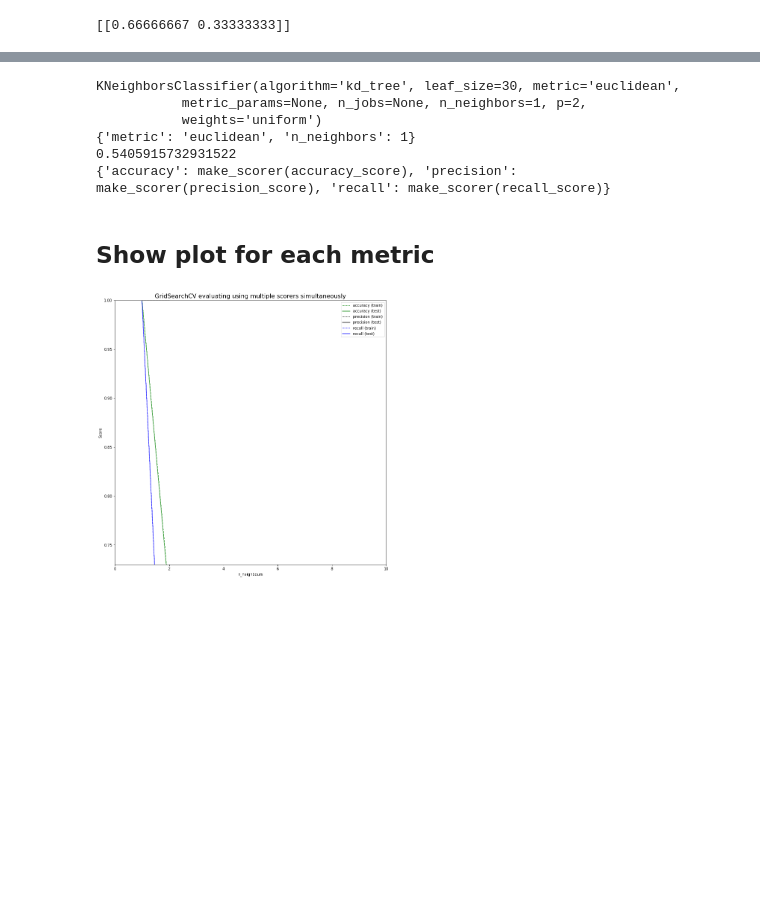
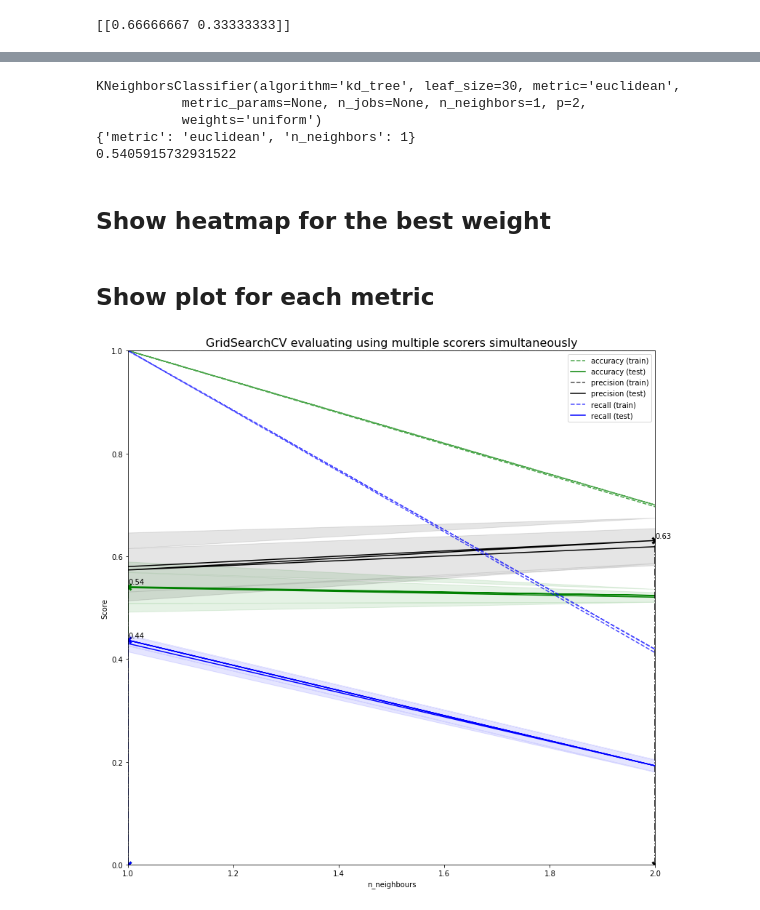
Before and after one commit to yordwynn/ElementaryPose, a Jupyter notebook: notebooks/kNN.ipynb, the cells around one changed output, grey strips where cells are left out. Cells and saved outputs as stored; diff of their text form; code cells hidden in the pictures; blank space fills up the shorter version.

Commit message:
Heatmap

```diff
--- a/notebooks/kNN.ipynb
+++ b/notebooks/kNN.ipynb
@@ -61,9 +61,10 @@ from sklearn.metrics import precision_score
 from sklearn.metrics import recall_score
 
 
-classifier = KNeighborsClassifier(weights="uniform", algorithm="kd_tree")
-param_grid = {"metric": ["euclidean"],
-              "n_neighbors": range(1, 11)}
+classifier = KNeighborsClassifier(algorithm="kd_tree")
+param_grid = {"weights": ["uniform", "distance"],
+              "metric": ["euclidean", "manhattan"],
+              "n_neighbors": range(1, 3)}
 scoring = {"accuracy": make_scorer(accuracy_score),
            "precision": make_scorer(precision_score),
            "recall": make_scorer(recall_score)}
@@ -77,11 +96,11 @@ print(results)
 print(gs.best_estimator_)
 print(gs.best_params_)
 print(gs.best_score_)
-print(gs.scorer_)
 # %% [output]
 KNeighborsClassifier(algorithm='kd_tree', leaf_size=30, metric='euclidean',
            metric_params=None, n_jobs=None, n_neighbors=1, p=2,
            weights='uniform')
 {'metric': 'euclidean', 'n_neighbors': 1}
 0.5405915732931522
-{'accuracy': make_scorer(accuracy_score), 'precision': make_scorer(precision_score), 'recall': make_scorer(recall_score)}
+# %% [markdown]
+## Show heatmap for the best weight
@@ -96,36 +182,36 @@ plt.xlabel("n_neighbours")
 plt.ylabel("Score")
 
 ax = plt.gca()
-ax.set_xlim(0, 10)
-ax.set_ylim(0.73, 1)
+ax.set_xlim(1, 2)
+ax.set_ylim(0, 1)
 
 # Get the regular numpy array from the MaskedArray
 X_axis = np.array(results['param_n_neighbors'].data, dtype=int)
 
 for scorer, color in zip(sorted(scoring), ['g', 'k', 'b']):
     for sample, style in (('train', '--'), ('test', '-')):
         sample_score_mean = results['mean_%s_%s' % (sample, scorer)]
         sample_score_std = results['std_%s_%s' % (sample, scorer)]
         ax.fill_between(X_axis, sample_score_mean - sample_score_std,
                         sample_score_mean + sample_score_std,
                         alpha=0.1 if sample == 'test' else 0, color=color)
         ax.plot(X_axis, sample_score_mean, style, color=color,
                 alpha=1 if sample == 'test' else 0.7,
                 label="%s (%s)" % (scorer, sample))
 
     best_index = np.nonzero(results['rank_test_%s' % scorer] == 1)[0][0]
     best_score = results['mean_test_%s' % scorer][best_index]
 
     # Plot a dotted vertical line at the best score for that scorer marked by x
     ax.plot([X_axis[best_index], ] * 2, [0, best_score],
             linestyle='-.', color=color, marker='x', markeredgewidth=3, ms=8)
 
     # Annotate the best score for that scorer
     ax.annotate("%0.2f" % best_score,
                 (X_axis[best_index], best_score + 0.005))
 
 plt.legend(loc="best")
 plt.grid(False)
 plt.show()
 # %% [output]
-[figure, old version]
+[figure, new version]
```
Also changed, not shown: parts of 4 cells of this notebook, 1 other file.
